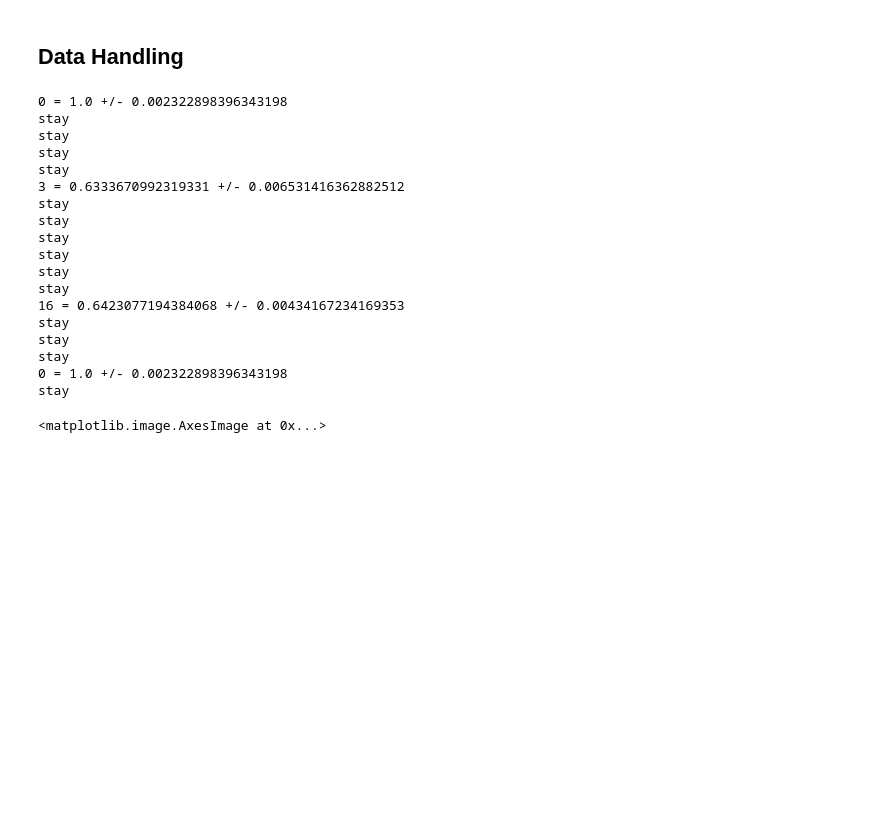
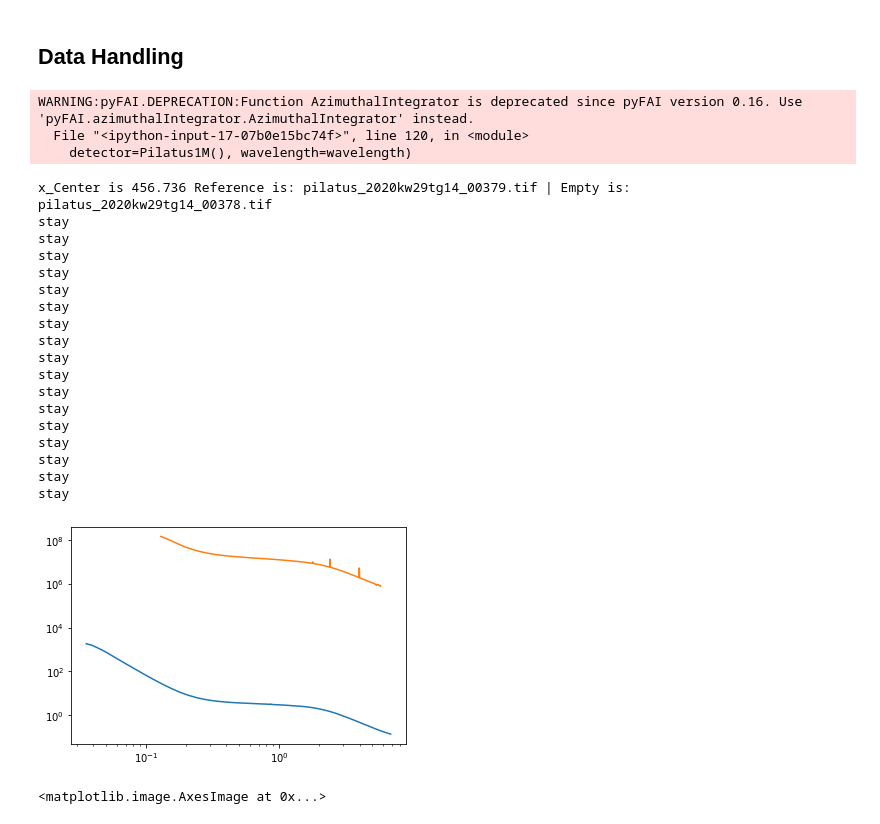
Before and after one commit to EikeGericke/pyASAXS, a Jupyter notebook: ASAXS_DataReduction.ipynb, the cells around one changed output. Saved outputs shown, nothing was run; the diff lists cells and outputs as text; code cells hidden in the pictures; blank space fills up the shorter version.

```diff
--- a/ASAXS_DataReduction.ipynb
+++ b/ASAXS_DataReduction.ipynb
@@ -86,6 +105,7 @@ for element in metaFrame.index:
     transmI_dev = metaFrame[transmissionDeviation][element]
     acqTime = metaFrame[acquisitionTime][element]
     thickness = metaFrame[sampleThickness][element]
+    energy = metaFrame[xray_energy][element]
 
     empty_monitorI = metaFrame[monitorDiode][metaFrame['Empty_Index'][element]]
     empty_transmI = metaFrame[transmissionDiode][metaFrame['Empty_Index'][element]]
@@ -100,7 +120,7 @@ for element in metaFrame.index:
 
     # loead the image background file
     if int(metaFrame['Background_Index'][element]) == usedBackGr_index:
-        print('stay')
+        #print('stay')
         pass
     else:
         # read the BackGround image
@@ -125,7 +145,7 @@ for element in metaFrame.index:
 
         # normalizing BackGround image
         image_BackGr = image_BackGr / monitorI_BG / acqTime_BG / image_transmission_BG
-        print(usedBackGr_index,'=',image_transmission_BG,'+/-',image_transmission_BG_deviation)
+        #print(usedBackGr_index,'=',image_transmission_BG,'+/-',image_transmission_BG_deviation)
 
     # Subtract the scattering Background
     image = image - image_BackGr
@@ -133,7 +153,7 @@ for element in metaFrame.index:
 
     # loead the image Reference file
     if int(metaFrame['Reference_Index'][element]) == usedReference_index:
-        #print('stay')
+        print('stay')
         pass
     else:
         usedReference_index = int(metaFrame['Reference_Index'][element])
@@ -148,57 +168,91 @@ for element in metaFrame.index:
         image_object_Empty = fabio.open(tiffPath_Empty)
         image_Empty = image_object_Empty.data
 
-        #print('Reference is:',tiffName_Ref,'| Empty is:', tiffName_Empty)
 
         # read Reference values
         monitorI_Ref = metaFrame[monitorDiode][usedReference_index]
         transmI_Ref = metaFrame[transmissionDiode][usedReference_index]
         monitorI_Ref_dev = metaFrame[monitorDeviation][usedReference_index]
         transmI_Ref_dev = metaFrame[transmissionDeviation][usedReference_index]
         acqTime_Ref = metaFrame[acquisitionTime][usedReference_index]
+
+        energy = metaFrame[xray_energy][usedReference_index]
+        wavelength = con.h * con.c / con.e / energy  # m
+        x_Center = metaFrame[x_Center][usedReference_index]
+        y_Center = metaFrame[y_Center][usedReference_index]
+        stDetDist = metaFrame[sampleToDetectorDistance][usedReference_index]
+        maskFile = metaFrame[maskFileName][usedReference_index]
+
 
         empty_monitorI_Ref = metaFrame[monitorDiode][metaFrame['Empty_Index'][usedReference_index]]
         empty_transmI_Ref = metaFrame[transmissionDiode][metaFrame['Empty_Index'][usedReference_index]]
         empty_acqTime = metaFrame[acquisitionTime][metaFrame['Empty_Index'][usedReference_index]]
 
         # calculate Reference and Reference-BackGround transmission
         image_transmission_Ref = (transmI_Ref/monitorI_Ref)/(empty_transmI_Ref/empty_monitorI_Ref)
         image_transmission_Ref_deviation = image_transmission_Ref * (monitorI_Ref_dev/monitorI_Ref + transmI_Ref_dev/transmI)
 
         image_transmission_Empty = (empty_transmI_Ref/empty_monitorI_Ref)/(empty_transmI_Ref/empty_monitorI_Ref)
 
 
         # normalizing Reference image
         image_Ref = image_Ref / monitorI_Ref / acqTime_Ref / image_transmission_Ref
         image_Empty = image_Empty / empty_monitorI_Ref / empty_acqTime / image_transmission_Ref
         image_Ref = image_Ref - image_Empty
 
+        print('x_Center is',x_Center,'Reference is:',tiffName_Ref,'| Empty is:', tiffName_Empty)
+
         #Do the azimutal integration of the Reference file
+        # adress the mask
+        ai = pyFAI.AzimuthalIntegrator(dist=stDetDist, poni1=y_Center*pixelsize, poni2=x_Center *pixelsize,
+                               detector=Pilatus1M(), wavelength=wavelength)
+        # adress the mask
+        ai_mask_path = data_dir + os.sep + maskFile
+        ai_mask_object = fabio.open(ai_mask_path)
+        ai_mask = ai_mask_object.data
+
+        # usage of integrate 1d method
+        ref_q, ref_I, ref_e = ai.integrate1d(image_Ref, bin_number, error_model='poisson', mask=ai_mask)
+
+        # plot measured and known Reference data
+        fig, ax = plt.subplots()
+        ax.plot(ref0_q, ref0_I)
+        ax.fill_between(ref_q, ref_I + scale * ref_e, ref_I - scale * ref_e, alpha=0.5)
+        ax.plot(ref_q, ref_I)
+        ax.loglog()
+
+
+
+
 
     correctionFrame = correctionFrame.append({'SampleName_Reduction':name,'Transm':image_transmission, 'TransmDev':image_transmission_deviation,'BackGrTransm':image_transmission_BG,'ReferenceTransm':image_transmission_Ref},ignore_index=True)
     #fig, ax = plt.subplots()
     #ax.imshow(image, norm=LogNorm())
 
 outputFrame = metaFrame.join(correctionFrame)
 # %% [output]
-0 = 1.0 +/- 0.002322898396343198
-stay
-stay
-stay
-stay
-3 = 0.6333670992319331 +/- 0.006531416362882512
-stay
-stay
-stay
-stay
-stay
-stay
-16 = 0.6423077194384068 +/- 0.00434167234169353
-stay
-stay
-stay
-0 = 1.0 +/- 0.002322898396343198
-stay
+WARNING:pyFAI.DEPRECATION:Function AzimuthalIntegrator is deprecated since pyFAI version 0.16. Use 'pyFAI.azimuthalIntegrator.AzimuthalIntegrator' instead.
+  File "<ipython-input-17-07b0e15bc74f>", line 120, in <module>
+    detector=Pilatus1M(), wavelength=wavelength)
+x_Center is 456.736 Reference is: pilatus_2020kw29tg14_00379.tif | Empty is: pilatus_2020kw29tg14_00378.tif
+stay
+stay
+stay
+stay
+stay
+stay
+stay
+stay
+stay
+stay
+stay
+stay
+stay
+stay
+stay
+stay
+stay
+[figure, added]
 # %%
 fig, ax = plt.subplots()
 ax.imshow(image_Ref, norm=LogNorm())
```
Also changed, not shown: parts of 10 cells of this notebook, 4 other files.
